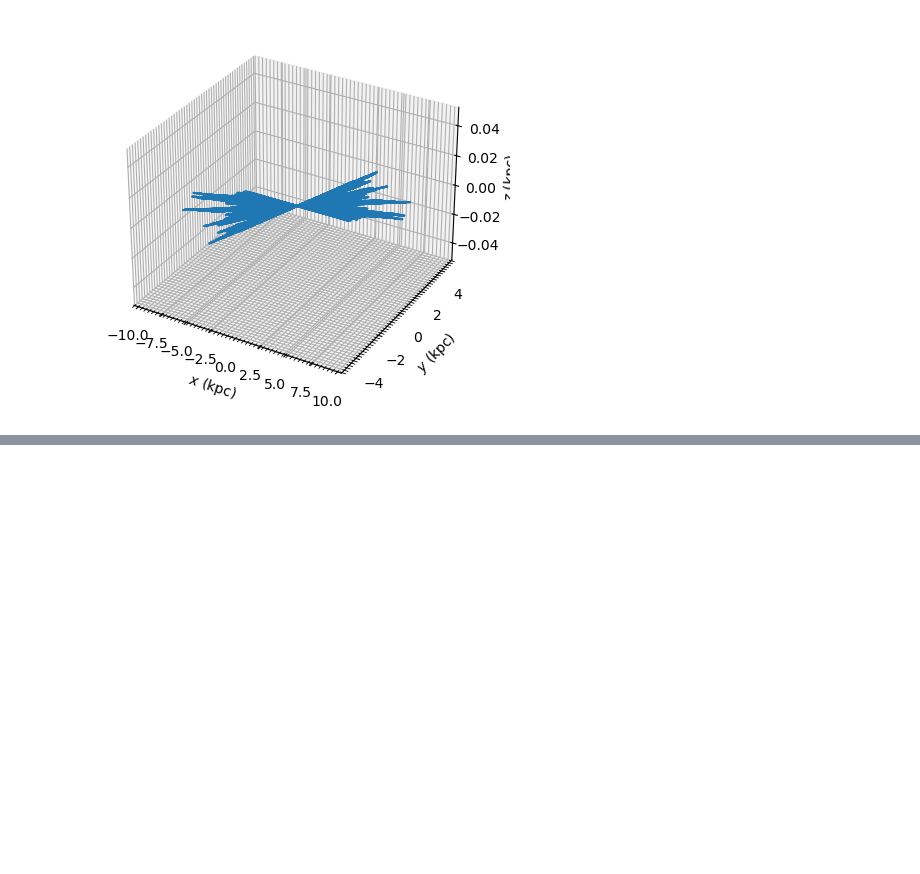
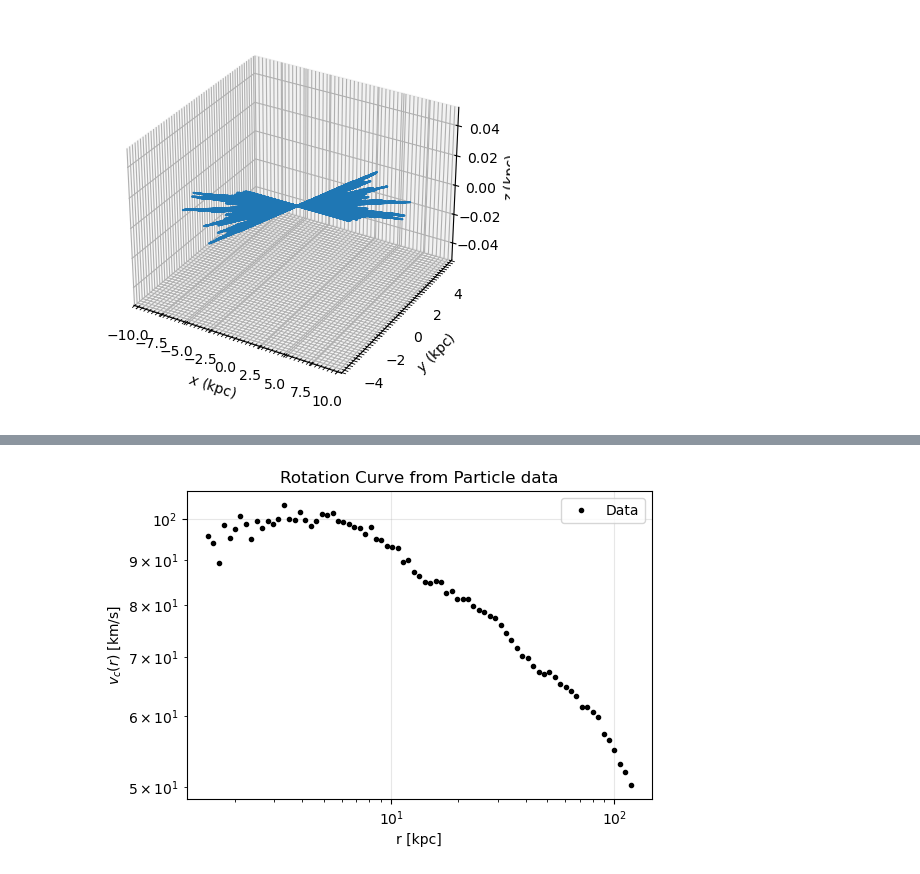
Before and after one commit to gvansan/TANA_notebooks, a Jupyter notebook: Project/hdf5_file_mathijs.ipynb, the cells around one changed output, grey strips where cells are left out. Cells and saved outputs as stored; diff of their text form; code cells hidden in the pictures; blank space fills up the shorter version.

```diff
--- a/Project/hdf5_file_mathijs.ipynb
+++ b/Project/hdf5_file_mathijs.ipynb
@@ -529,0 +559,62 @@ plt.show()
+# %%
+#shift coordinate system around center
+pos = coordinates-most_bound
+# subtract bulk halo motion
+vel = velocities - np.mean(velocities, axis=0)
+
+#take distance from center (most bound particle)
+r = radius_particles
+
+
+# Remove r = 0 particles (center particle)
+mask_nonzero = r > 0
+pos = pos[mask_nonzero]
+vel = vel[mask_nonzero]
+r  = r[mask_nonzero]
+
+# Unit radial vectors
+r_hat = pos / r[:, None]
+
+# Radial velocity component v_r
+v_r = np.sum(vel * r_hat, axis=1)
+
+# Tangential velocity squared v_t^2 = v^2 - v_r^2
+v2 = np.sum(vel**2, axis=1)
+v_t2 = v2 - v_r**2
+
+
+#Put r in log-bins
+N_bins = 80
+r_min = np.percentile(r, 1)    # ignore exact zero
+r_max = np.percentile(r, 99)   # trim extreme outliers
+r_bins = np.logspace(np.log10(r_min), np.log10(r_max), N_bins)
+r_mid = np.sqrt(r_bins[1:] * r_bins[:-1])
+
+
+#Assigns each particle to a radial bin
+bin_idx = np.digitize(r, r_bins) - 1
+
+# Keep only valid bin assignments (bugfix -> gave errors)
+valid = (bin_idx >= 0) & (bin_idx < N_bins-1)
+bin_idx = bin_idx[valid]
+v_t2    = v_t2[valid]
+
+#Compute v_t^2 and counts  inside each bin
+v_t2_sum = np.bincount(bin_idx, weights=v_t2, minlength=N_bins-1)[:N_bins-1]
+counts   = np.bincount(bin_idx, minlength=N_bins-1)[:N_bins-1]
+
+# Compute circular velocity per bin as average
+vc_vel = np.full(N_bins-1, np.nan)
+vc_vel= np.sqrt(v_t2_sum / counts)
+
+# Plot
+plt.figure(figsize=(6,4))
+plt.loglog(r_mid, vc_vel, 'k.', label="Data")
+plt.xlabel("r [kpc]")
+plt.ylabel(r"$v_c(r)$ [km/s]")
+plt.title("Rotation Curve from Particle data")
+plt.grid(alpha=0.3)
+plt.legend()
+plt.show()
+# %% [output]
+[figure, added]
```
Also changed, not shown: parts of 4 cells of this notebook.
